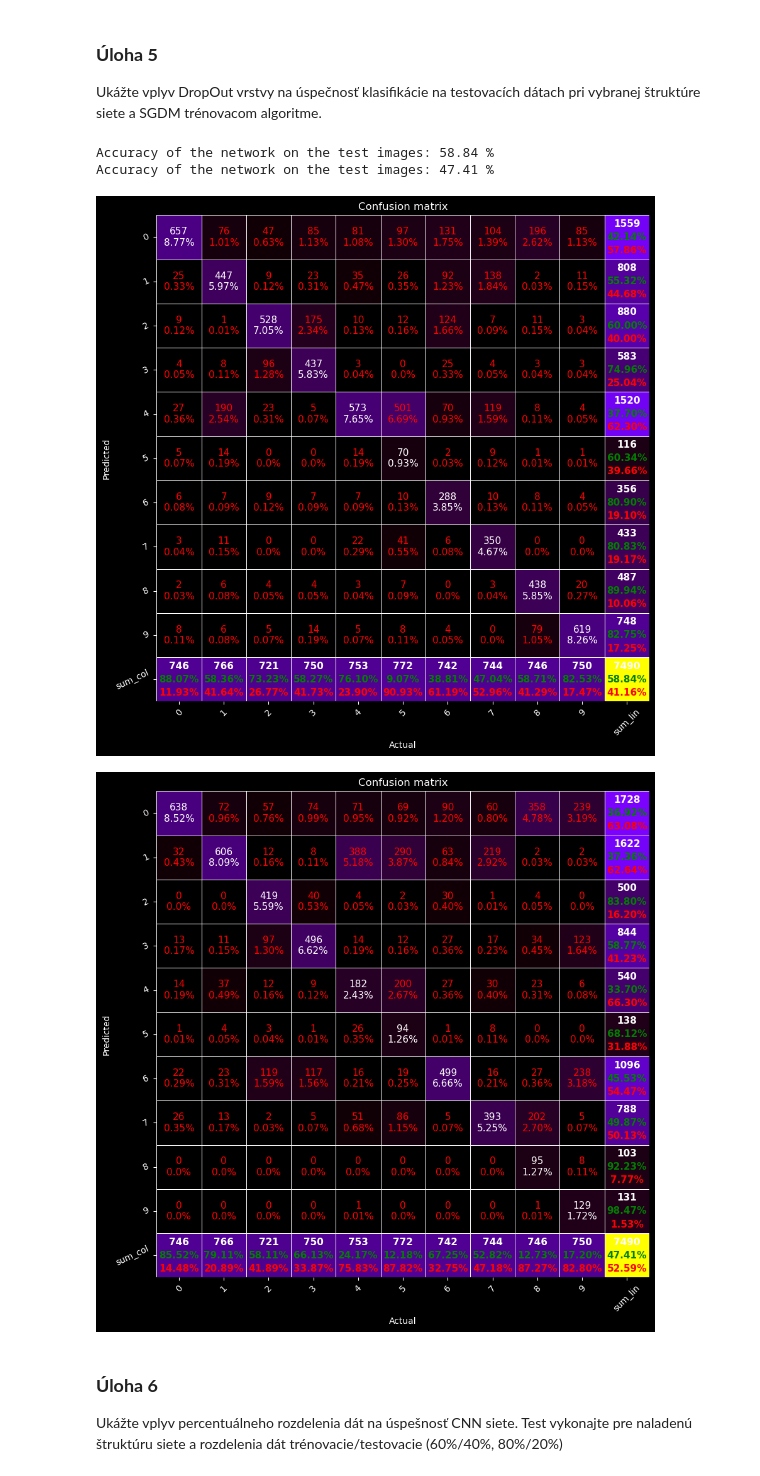
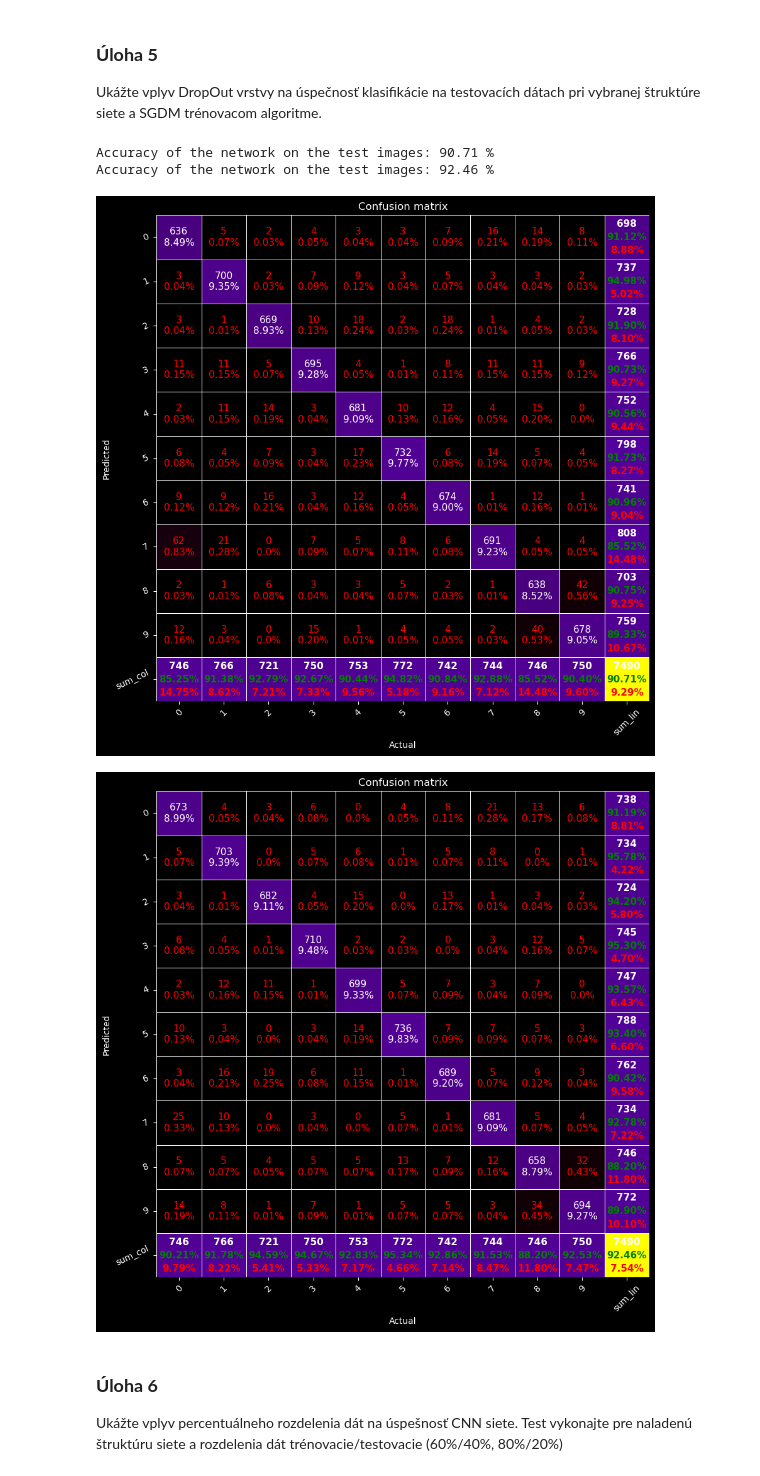
Before and after one commit to mrtynx/hns-bl, a Jupyter notebook: 1/Zadanie1.ipynb, the cells around one changed output. Drawn from its saved outputs; the diff is of its cells as text; code cells hidden in the pictures.

```diff
--- a/1/Zadanie1.ipynb
+++ b/1/Zadanie1.ipynb
@@ -211,23 +211,23 @@ Ukážte vplyv DropOut vrstvy na úspečnosť klasifikácie na testovacích dát
 štruktúre siete a SGDM trénovacom algoritme.
 # %%
 cnn1_sgd = CustomCNN()
-cnn1_sgd.load_state_dict(torch.load('runs/cnn1_sgd/model.pt'))
+cnn1_sgd.load_state_dict(torch.load('runs/cnn1_sgdm_0.8/model.pt'))
 
 cnn1_sgd_no_drop = CustomCNN_NO_DROPOUT()
-cnn1_sgd_no_drop.load_state_dict(torch.load('runs/cnn1_sgd_no_dropout/model.pt'))
+cnn1_sgd_no_drop.load_state_dict(torch.load('runs/cnn1_sgdm_no_dropout_0.8/model.pt'))
 
 cnn1_sgd_predicted, cnn1_sgd_labels = test_model(cnn1_sgd, testloader)
 cnn1_sgd_no_drop_predicted, cnn1_sgd_no_drop_labels = test_model(cnn1_sgd_no_drop, testloader)
 
 labels = [i for i in range(10)]
 
 pp_matrix_from_data(cnn1_sgd_labels, cnn1_sgd_predicted, columns=labels, cmap="gnuplot")
 pp_matrix_from_data(cnn1_sgd_no_drop_labels, cnn1_sgd_no_drop_predicted, columns=labels, cmap="gnuplot")
 # %% [output]
-Accuracy of the network on the test images: 58.84 %
-Accuracy of the network on the test images: 47.41 %
+Accuracy of the network on the test images: 90.71 %
+Accuracy of the network on the test images: 92.46 %
-[figure, old version]
+[figure, new version]
-[figure, old version]
+[figure, new version]
 # %% [markdown]
 ### **Úloha 6**
 
```
Also changed, not shown: parts of 3 cells of this notebook, 4 other files.
